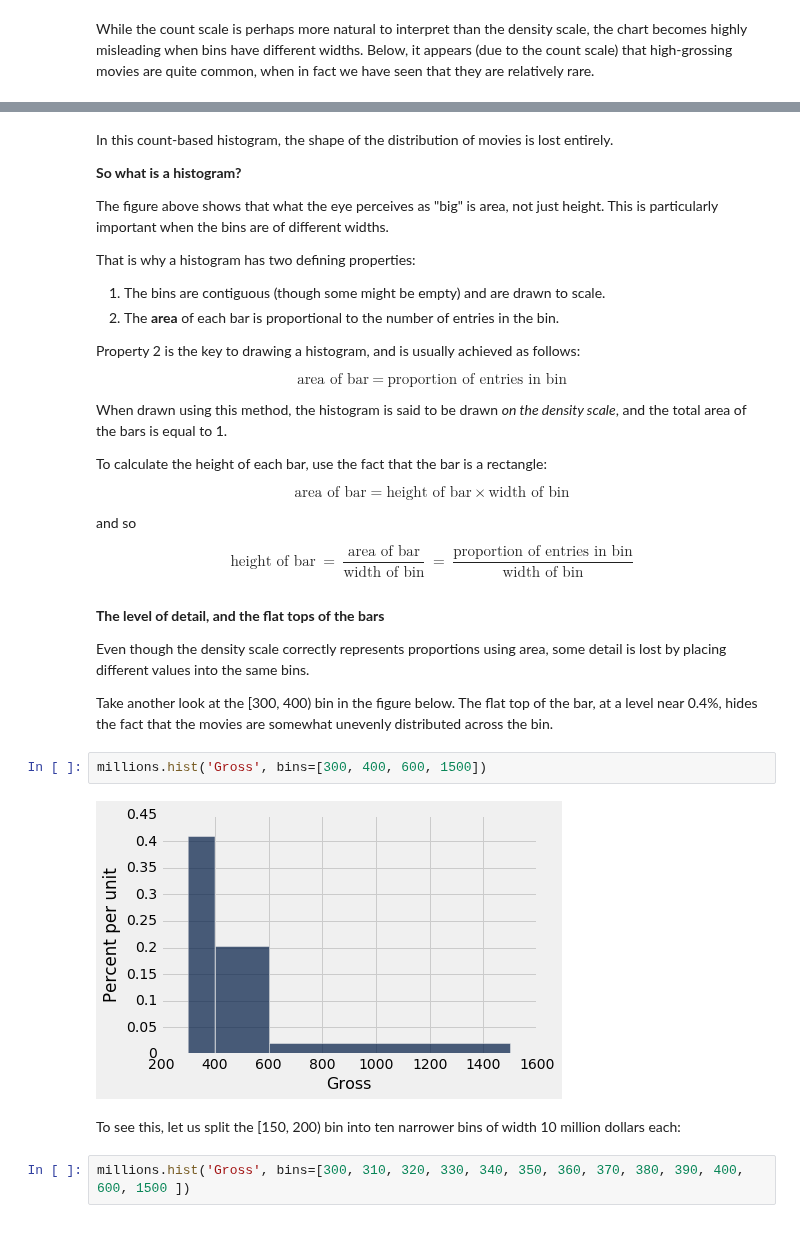
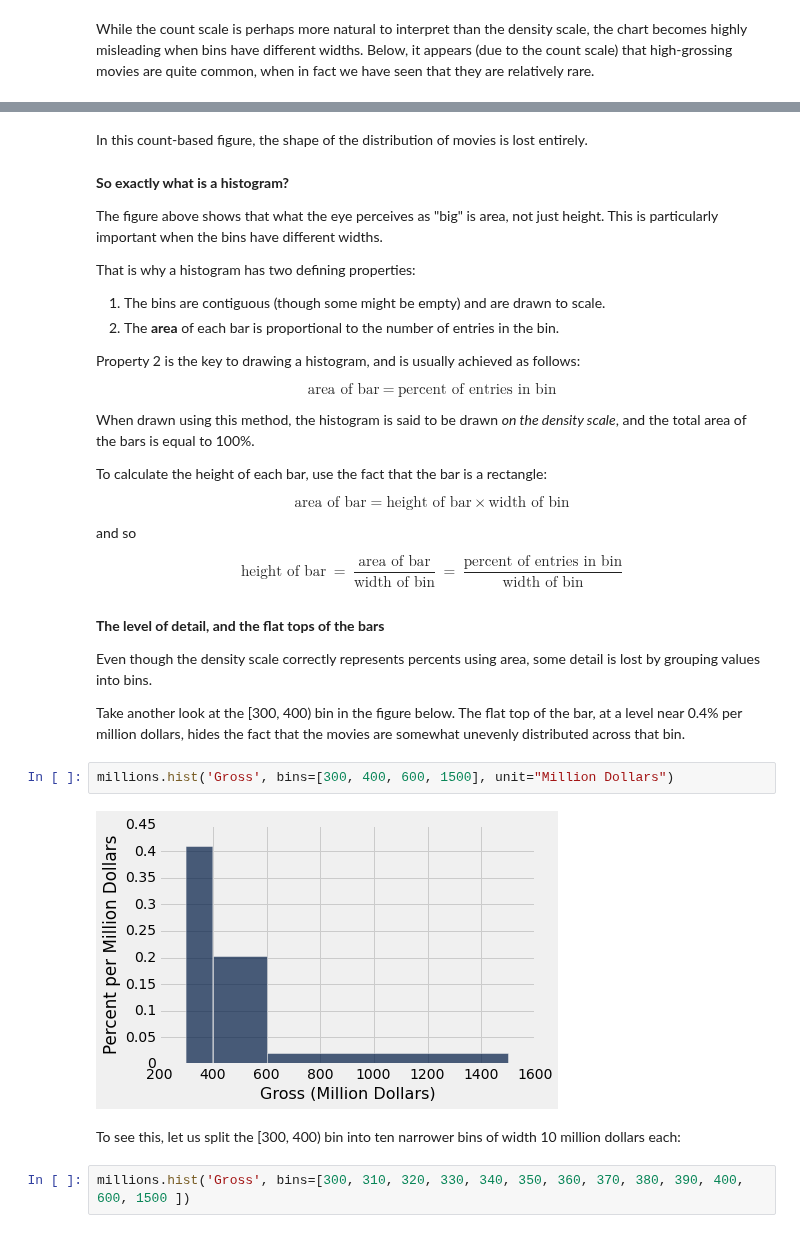
Before and after one commit to data-8/textbook, a Jupyter notebook: notebooks/Histograms.ipynb, the cells around one changed output, grey strips where cells are left out. Drawn from its saved outputs; the diff is of its cells as text.

```diff
--- a/notebooks/Histograms.ipynb
+++ b/notebooks/Histograms.ipynb
@@ -133,9 +140,9 @@ millions.hist('Gross', bins=[300, 400, 1500], normed=False)
+# %% [markdown]
+In this count-based figure, the shape of the distribution of movies is lost entirely.
 # %% [markdown]
-In this count-based histogram, the shape of the distribution of movies is lost entirely.
+**So exactly what is a histogram?**
 
-**So what is a histogram?**
-
-The figure above shows that what the eye perceives as "big" is area, not just height. This is particularly important when the bins are of different widths.
+The figure above shows that what the eye perceives as "big" is area, not just height. This is particularly important when the bins have different widths.
 
 That is why a histogram has two defining properties:
 
@@ -145,10 +152,10 @@ That is why a histogram has two defining properties:
 Property 2 is the key to drawing a histogram, and is usually achieved as follows:
 
 $$
-\mbox{area of bar} ~=~ \mbox{proportion of entries in bin}
+\mbox{area of bar} ~=~ \mbox{percent of entries in bin}
 $$
 
-When drawn using this method, the histogram is said to be drawn *on the density scale*, and the total area of the bars is equal to 1.
+When drawn using this method, the histogram is said to be drawn *on the density scale*, and the total area of the bars is equal to 100%.
 
 To calculate the height of each bar, use the fact that the bar is a rectangle:
 
@@ -161,20 +168,20 @@ and so
 $$
 \mbox{height of bar} ~=~
 \frac{\mbox{area of bar}}{\mbox{width of bin}} ~=~
-\frac{\mbox{proportion of entries in bin}}{\mbox{width of bin}}
+\frac{\mbox{percent of entries in bin}}{\mbox{width of bin}}
 $$
 # %% [markdown]
 **The level of detail, and the flat tops of the bars**
 
-Even though the density scale correctly represents proportions using area, some detail is lost by placing different values into the same bins.
+Even though the density scale correctly represents percents using area, some detail is lost by grouping values into bins.
 
-Take another look at the [300, 400) bin in the figure below. The flat top of the bar, at a level near 0.4%, hides the fact that the movies are somewhat unevenly distributed across the bin.
+Take another look at the [300, 400) bin in the figure below. The flat top of the bar, at a level near 0.4% per million dollars, hides the fact that the movies are somewhat unevenly distributed across that bin.
 # %%
-millions.hist('Gross', bins=[300, 400, 600, 1500])
+millions.hist('Gross', bins=[300, 400, 600, 1500], unit="Million Dollars")
 # %% [output]
-[figure, old version]
+[figure, new version]
 # %% [markdown]
-To see this, let us split the [150, 200) bin into ten narrower bins of width 10 million dollars each:
+To see this, let us split the [300, 400) bin into ten narrower bins of width 10 million dollars each:
 # %%
 millions.hist('Gross', bins=[300, 310, 320, 330, 340, 350, 360, 370, 380, 390, 400, 600, 1500 ])
 # %% [output]
```
Also changed, not shown: parts of 20 cells of this notebook.
